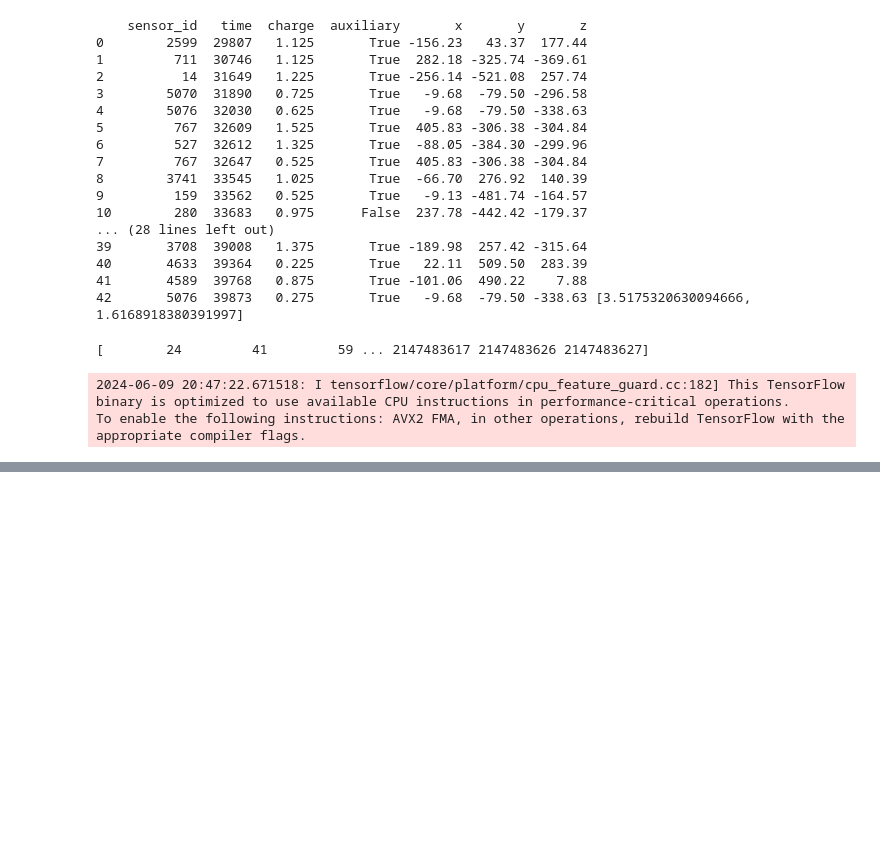
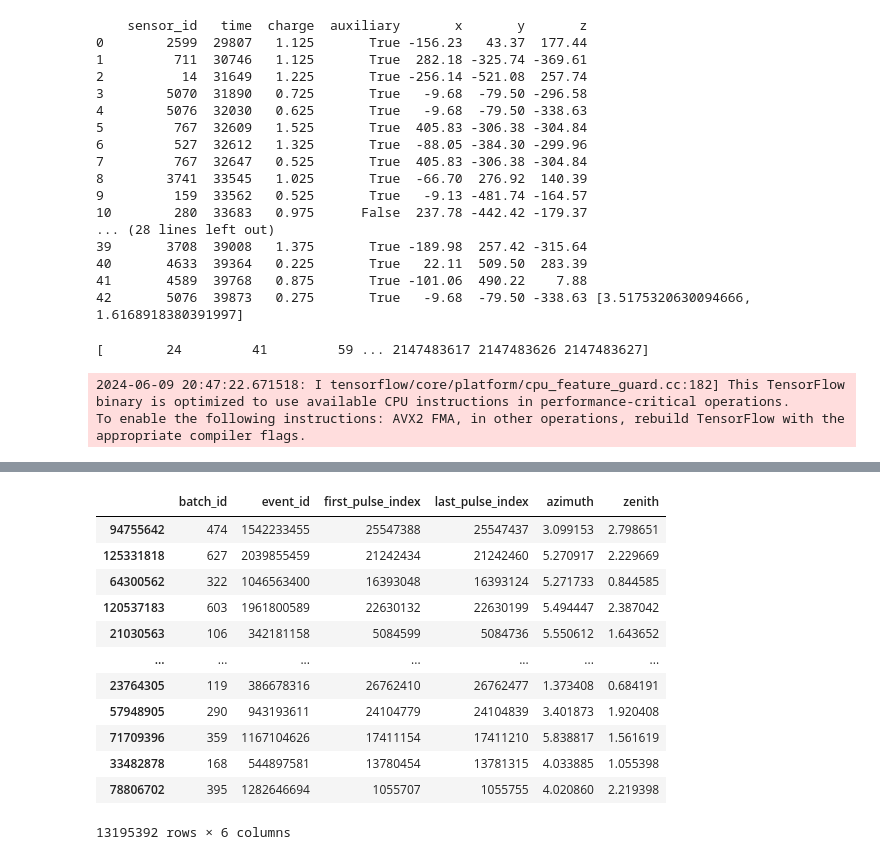
Before and after one commit to DylanPerez715/PHYS139-Neutrinos_In_Deep_Ice, a Jupyter notebook: IceCubeData (1).ipynb, the cells around one changed output, grey strips where cells are left out. Saved outputs shown, nothing was run; the diff lists cells and outputs as text; code cells hidden in the pictures; blank space fills up the shorter version.

```diff
--- a/IceCubeData (1).ipynb
+++ b/IceCubeData (1).ipynb
@@ -472,0 +639,17 @@ plt.show()
+# %%
+subset_events = train_meta.sample(frac=0.1, random_state=42)
+subset_events
+# %% [output]
+|  | batch_id | event_id | first_pulse_index | last_pulse_index | azimuth | zenith |
+| 94755642 | 474 | 1542233455 | 25547388 | 25547437 | 3.099153 | 2.798651 |
+| 125331818 | 627 | 2039855459 | 21242434 | 21242460 | 5.270917 | 2.229669 |
+| 64300562 | 322 | 1046563400 | 16393048 | 16393124 | 5.271733 | 0.844585 |
+| 120537183 | 603 | 1961800589 | 22630132 | 22630199 | 5.494447 | 2.387042 |
+| 21030563 | 106 | 342181158 | 5084599 | 5084736 | 5.550612 | 1.643652 |
+| ... | ... | ... | ... | ... | ... | ... |
+| 23764305 | 119 | 386678316 | 26762410 | 26762477 | 1.373408 | 0.684191 |
+| 57948905 | 290 | 943193611 | 24104779 | 24104839 | 3.401873 | 1.920408 |
+| 71709396 | 359 | 1167104626 | 17411154 | 17411210 | 5.838817 | 1.561619 |
+| 33482878 | 168 | 544897581 | 13780454 | 13781315 | 4.033885 | 1.055398 |
+| 78806702 | 395 | 1282646694 | 1055707 | 1055755 | 4.020860 | 2.219398 |
+13195392 rows × 6 columns
```
Also changed, not shown: parts of 13 cells of this notebook.
